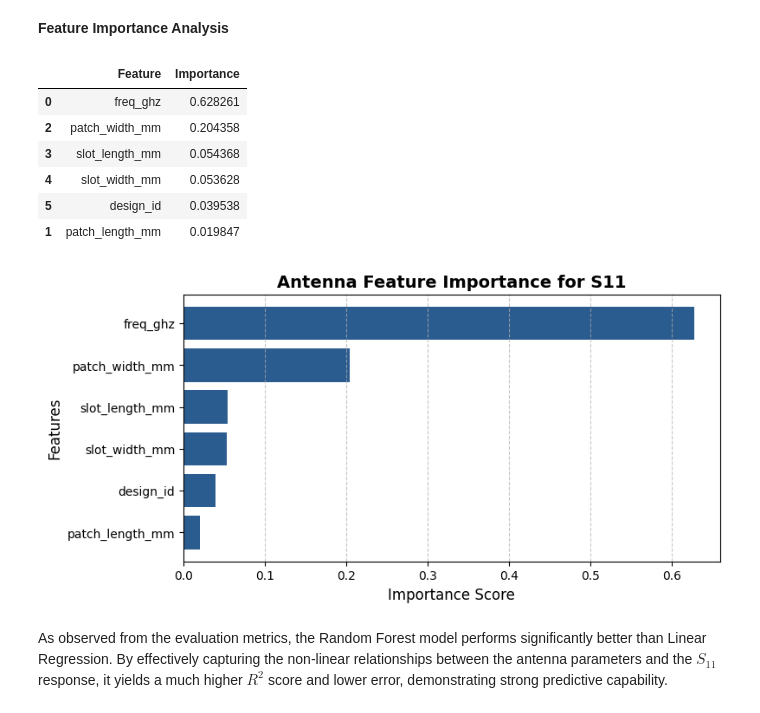
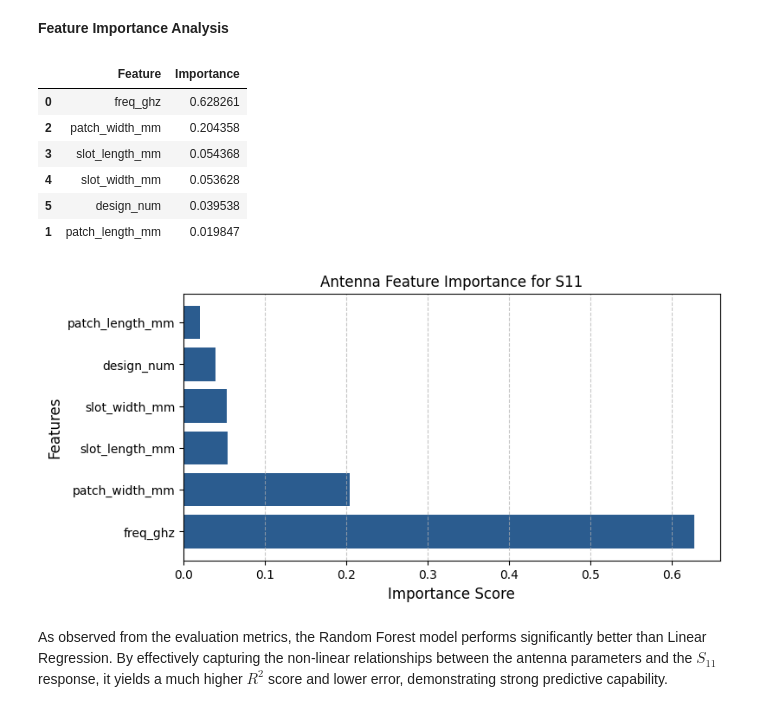
Before and after one commit to monaramezan-stack/Machine-Learning-projects, a Jupyter notebook: Antenna_Project.ipynb, the cells around one changed output. Drawn from its saved outputs; the diff is of its cells as text; code cells hidden in the pictures.

```diff
--- a/Antenna_Project.ipynb
+++ b/Antenna_Project.ipynb
@@ -78,8 +78,8 @@ plt.show()
 from sklearn.model_selection import train_test_split
 X=df.drop(columns=['s11_db'])
 y=df['s11_db']
-X_train, X_test, y_train, y_test = train_test_split(X, y, test_size=0.2, random_state=42)
-X_train.shape, X_test.shape
+X_tr, X_te, y_tr, y_te = train_test_split(X, y, test_size=0.2, random_state=42)
+X_tr.shape, X_te.shape
 # %% [output]
 ((1012, 6), (254, 6))
 # %% [markdown]
@@ -128,22 +127,22 @@ Since Linear Regression assumes a strict linear relationship, it cannot fully ca
 # %%
 from sklearn.ensemble import RandomForestRegressor
 rf_model = RandomForestRegressor(n_estimators=100, random_state=42)
-rf_model.fit(X_train, y_train)
-rf_scores = cross_val_score(rf_model, X_train, y_train, cv=5, scoring='r2')
-y_pred = rf_model.predict(X_test)
-y_train_pred = rf_model.predict(X_train)
-mse_test = mean_squared_error(y_test, y_pred)
-r2_test_rf = r2_score(y_test, y_pred)
-mse_train = mean_squared_error(y_train, y_train_pred)
-r2_train = r2_score(y_train, y_train_pred)
-mse,r2
-results_dict = {
+rf_model.fit(X_tr, y_tr)
+rf_scores = cross_val_score(rf_model, X_tr, y_tr, cv=5, scoring='r2')
+y_pred = rf_model.predict(X_te)
+y_tr_pred = rf_model.predict(X_tr)
+mse_te = mean_squared_error(y_te, y_pred)
+r2_te_rf = r2_score(y_te, y_pred)
+mse_tr = mean_squared_error(y_tr, y_tr_pred)
+r2_tr = r2_score(y_tr, y_tr_pred)
+mse_te,r2_te
+results = {
     "Metric": ["MSE", "R2 Score"],
-    "Train": [mse_train, r2_train],
-    "Test": [mse_test, r2_test_rf],
+    "Train": [mse_tr, r2_tr],
+    "Test": [mse_te, r2_te_rf],
     "CV Mean":['-', rf_scores.mean()]
 }
-results_df = pd.DataFrame(results_dict)
+results_df = pd.DataFrame(results)
 display(results_df)
 # %% [output]
 |  | Metric | Train | Test | CV Mean |
@@ -153,31 +152,28 @@ display(results_df)
 **Feature Importance Analysis**
 # %%
 importances = rf_model.feature_importances_
-feature_names = X_train.columns
-feature_importance_df = pd.DataFrame({'Feature': feature_names, 'Importance': importances})
-feature_importance_df = feature_importance_df.sort_values(by='Importance', ascending=False)
-
-styled_df = feature_importance_df.style.background_gradient(subset=['Importance'], cmap='Blues')
-styled_df
+feature_names = X_tr.columns
+feat_imp = pd.DataFrame({'Feature': feature_names, 'Importance': importances})
+feat_imp = feat_imp.sort_values(by='Importance', ascending=False)
+feat_imp
 # %% [output]
 |  | Feature | Importance |
 | 0 | freq_ghz | 0.628261 |
 | 2 | patch_width_mm | 0.204358 |
 | 3 | slot_length_mm | 0.054368 |
 | 4 | slot_width_mm | 0.053628 |
-| 5 | design_id | 0.039538 |
+| 5 | design_num | 0.039538 |
 | 1 | patch_length_mm | 0.019847 |
 # %%
 plt.figure(figsize=(8, 4))
-plt.barh(feature_importance_df['Feature'], feature_importance_df['Importance'], color='#2b5c8f')
+plt.barh(feat_imp['Feature'], feat_imp['Importance'], color='#2b5c8f')
 plt.xlabel('Importance Score', fontsize=12)
 plt.ylabel('Features', fontsize=12)
-plt.title('Antenna Feature Importance for S11', fontsize=14, fontweight='bold')
-plt.gca().invert_yaxis()
+plt.title('Antenna Feature Importance for S11')
 plt.grid(axis='x', linestyle='--', alpha=0.7)
 plt.show()
 # %% [output]
-[figure, old version]
+[figure, new version]
 # %% [markdown]
 As observed from the evaluation metrics, the Random Forest model performs significantly better than Linear Regression. By effectively capturing the non-linear relationships between the antenna parameters and the $S_{11}$ response, it yields a much higher $R^2$ score and lower error, demonstrating strong predictive capability.
 # %% [markdown]
```
Also changed, not shown: parts of 5 cells of this notebook.
